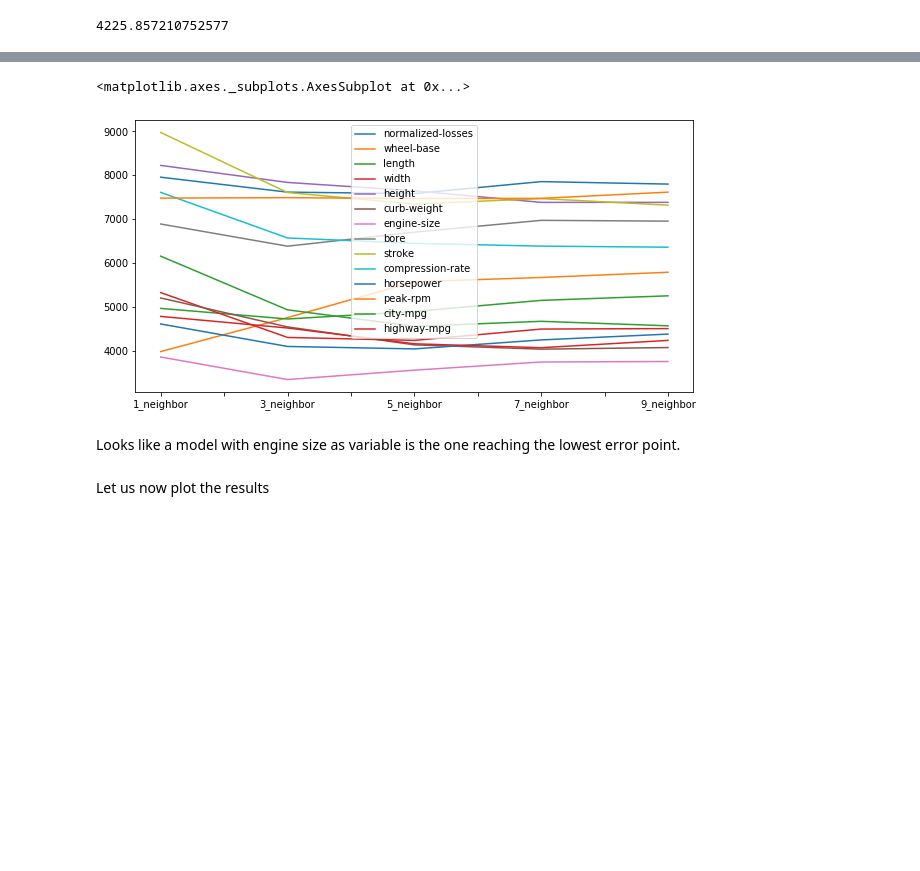
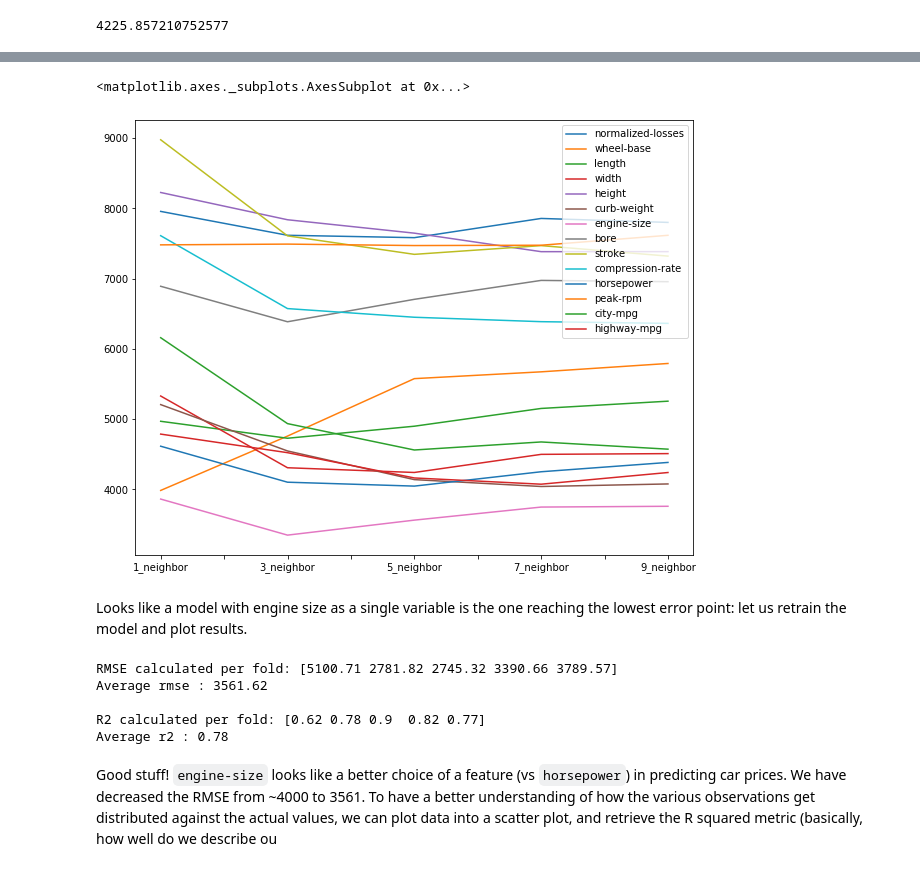
Before and after one commit to nlong-ds/dataquest, a Jupyter notebook: data-scientist-path/predicting-car-prices/predicting_car_prices.ipynb, the cells around one changed output, grey strips where cells are left out. Saved outputs shown, nothing was run; the diff lists cells and outputs as text; code cells hidden in the pictures; blank space fills up the shorter version.

Commit message:
Update predicting_car_prices.ipynb
complete and update project

```diff
--- a/data-scientist-path/predicting-car-prices/predicting_car_prices.ipynb
+++ b/data-scientist-path/predicting-car-prices/predicting_car_prices.ipynb
@@ -203,35 +209,36 @@ for train_index, test_index in kf.split(X):
 # %%
-def knn_test_train_v2(df, train_col, target_col, neighbors = 5, folds = 2):
+def knn_test_train_v2(df, train_col, target_col, neighbors = 5, folds = 5, w = 'uniform'):
     #Prepare features matrix and target vector
-    X = df[[train_col]]
+    X = df[train_col]
     y = df[target_col]
 
     #instantiate a number of folds for cross validation
     kf = KFold(n_splits = folds, shuffle = True, random_state = 0)
 
     # Instantiate a KNN model using a k-neighbors value.
-    knn = KNeighborsRegressor(n_neighbors = neighbors)
+    knn = KNeighborsRegressor(n_neighbors = neighbors, weights = w)
 
     #Perform cross validation with the cross_val routine (that under the hood fits the model and predicts values)
+    rmses = cross_val_score(knn, X, y, scoring = 'neg_root_mean_squared_error', cv = kf)
+    r2 = cross_val_score(knn, X, y, scoring = 'r2', cv = kf)
+
     # cross_val_predict returns an array of the same size as `y` where each entry is a prediction obtained by cross validation
-    rmses = cross_val_score(knn, X, y, scoring = 'neg_root_mean_squared_error', cv = kf)
-    maes = cross_val_score(knn, X, y, scoring = 'neg_mean_absolute_error', cv = kf)
-
     predicted_labels = cross_val_predict(knn, X, y, cv = kf)
 
     result = {}
     result['rmse'] = abs(rmses) #array of rmses equal to the number of folds
-    result['mae'] = abs(maes)
+    result['r2'] = abs(r2) #array of r_squared equal to the number of folds
     result['yhat'] = predicted_labels
     #return dictionary of accessible results
     return result
 # %%
 #testing the function to ouput results for a univariate model based on horsepower and 5 neighbors to predict prices
-test_hp_5n = knn_test_train_v2(train_col = 'horsepower', target_col = 'price', df = normalized_cars, neighbors = 5 ,folds = 10)
+test_hp_5n = knn_test_train_v2(train_col = ['horsepower'], target_col = 'price', df = normalized_cars, neighbors = 5)
 
 #add a column to the main dataframe with the results
 normalized_cars['yhat_hp'] = test_hp_5n['yhat']
 
-for key in ['rmse','mae']:
-    print(key, ':', test_hp_5n[key].mean())
+for key in ['rmse', 'r2']:
+    print(f'{key.upper()} calculated per fold: {test_hp_5n[key].round(2)}')
+    print('Average', key, ':', test_hp_5n[key].mean().round(2), '\n')
 # %% [output]
@@ -246,14 +258,14 @@ Let us try to make a comparison across the board by testing the model on all sin
 # %%
 k_neighbors = [1,3,5,7,9]
 labels = '1_neighbor 3_neighbor 5_neighbor 7_neighbor 9_neighbor'.split()
-features = continuous_cols[:-1]
+features = continuous_cols[:-1] #to exclude price
 
 errors = [
-    [round(knn_test_train_v2(train_col = f, target_col = 'price', df = normalized_cars, neighbors = k, folds = 5)['rmse'].mean(),2)
-     for f in features] #this lc generates the RMSES for each single feature (calculated as means of the k-folds)
+    [round(knn_test_train_v2(train_col = [f], target_col = 'price', df = normalized_cars, neighbors = k, folds = 5)['rmse'].mean(),2)
+     for f in features] #this list comprehension generates the RMSES for each single feature (calculated as means of the k-folds)
     for k in k_neighbors #and repeats the operation for 5 different neighbors-size cases
 ]
 data = pd.DataFrame(data = errors, columns = features, index = labels)#k_neighbors)
-data.style.background_gradient(cmap='RdYlGn')
+data
 # %% [output]
 |  | normalized-losses | wheel-base | length | width | height | curb-weight | engine-size | bore | stroke | ... |
@@ -265,15 +277,26 @@ data.style.background_gradient(cmap='RdYlGn')
 # %%
-data.plot(figsize=(10,5))
+data.plot(figsize=(10,8))
 # %% [output]
 <matplotlib.axes._subplots.AxesSubplot at 0x...>
-[figure, old version]
+[figure, new version]
 # %% [markdown]
-Looks like a model with engine size as variable is the one reaching the lowest error point.
+Looks like a model with engine size as a single variable is the one reaching the lowest error point: let us retrain the model and plot results.
 # %%
-test_es_5n = knn_test_train_v2(train_col = 'engine-size', target_col = 'price', df = normalized_cars, neighbors = 5 ,folds = 10)
+test_es_5n = knn_test_train_v2(train_col = ['engine-size'], target_col = 'price', df = normalized_cars, neighbors = 5, folds = 5)
 normalized_cars['yhat_es'] = test_es_5n['yhat']
+
+
+for key in ['rmse', 'r2']:
+    print(f'{key.upper()} calculated per fold: {test_es_5n[key].round(2)}')
+    print('Average', key, ':', test_es_5n[key].mean().round(2), '\n')
+# %% [output]
+RMSE calculated per fold: [5100.71 2781.82 2745.32 3390.66 3789.57]
+Average rmse : 3561.62
+
+R2 calculated per fold: [0.62 0.78 0.9  0.82 0.77]
+Average r2 : 0.78
-# %% [markdown]
-Let us now plot the results
+# %% [markdown]
+Good stuff! `engine-size` looks like a better choice of a feature (vs `horsepower`) in predicting car prices. We have decreased the RMSE from ~4000 to 3561. To have a better understanding of how the various observations get distributed against the actual values, we can plot data into a scatter plot, and retrieve the R squared metric (basically, how well do we describe ou
 # %%
 r2_hp = round(r2_score(normalized_cars['price'], normalized_cars['yhat_hp']),2)
 r2_es = round(r2_score(normalized_cars['price'], normalized_cars['yhat_es']),2)
```
Also changed, not shown: parts of 35 cells of this notebook.
